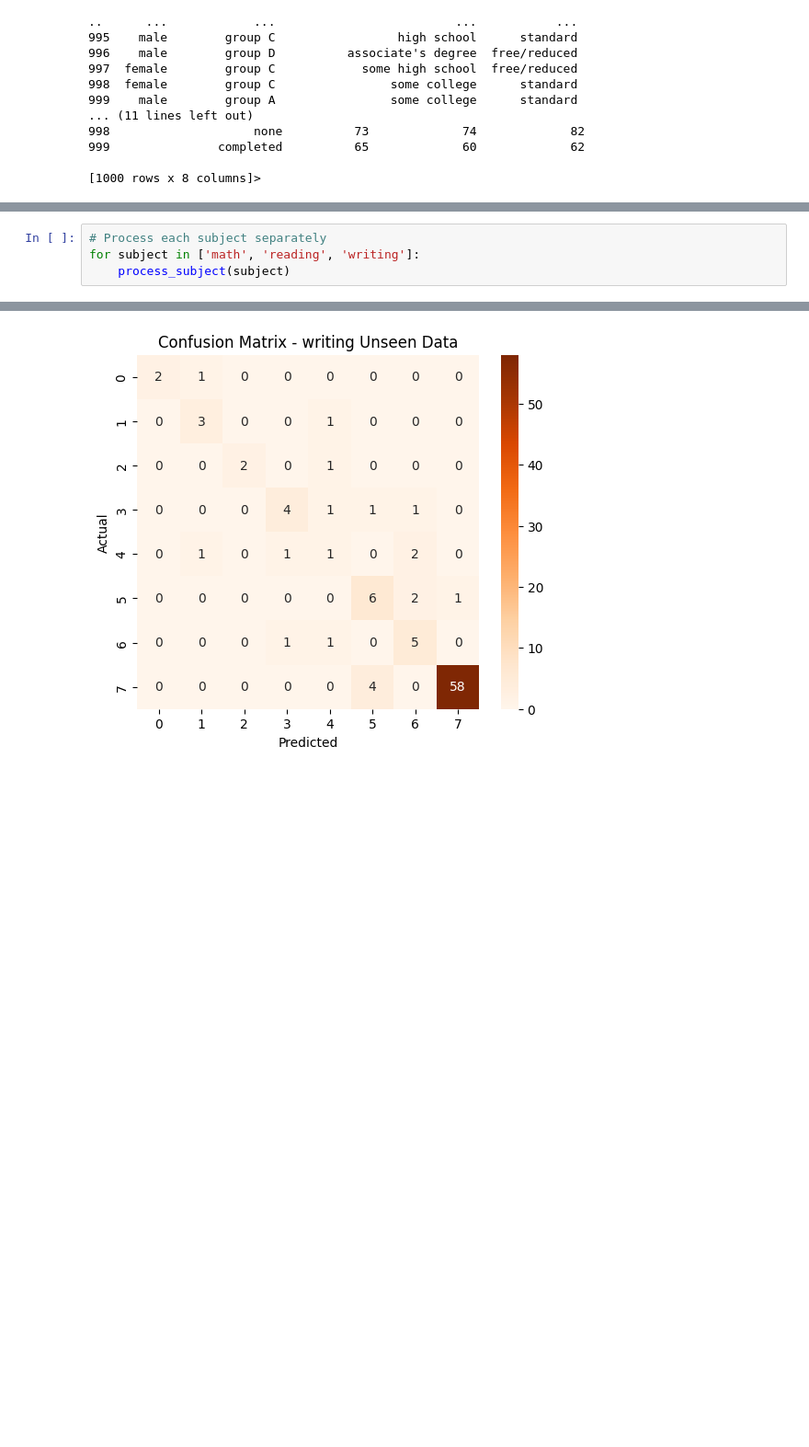
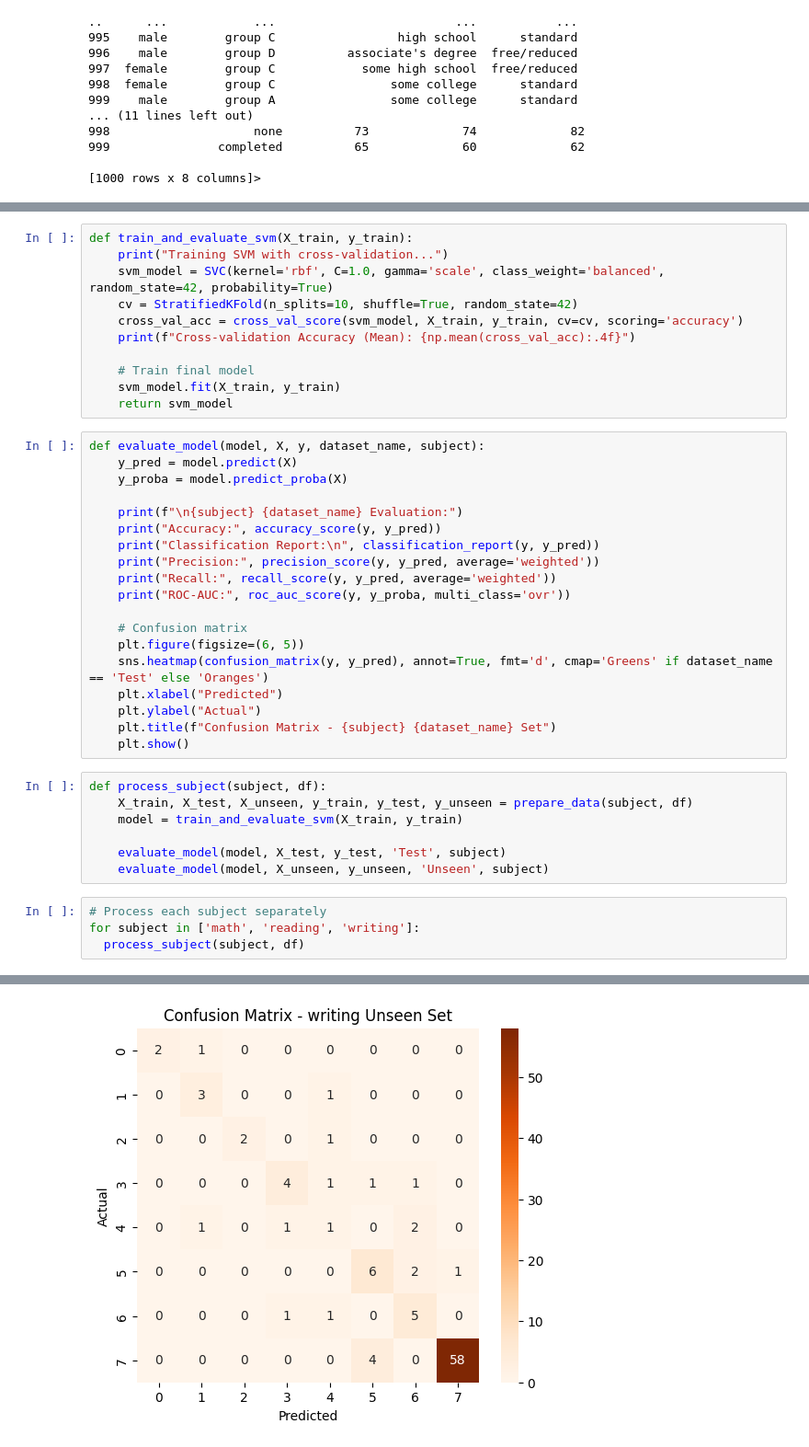
Before and after one commit to VladTemp27/student-classification-model, a Jupyter notebook: SVM.ipynb, the cells around one changed output, grey strips where cells are left out. Shown: that part at 92% size. Cells and saved outputs as stored; diff of their text form; blank space fills up the shorter version.

```diff
--- a/SVM.ipynb
+++ b/SVM.ipynb
@@ -134,5 +87,42 @@ def process_subject(subject):
+# %%
+def train_and_evaluate_svm(X_train, y_train):
+    print("Training SVM with cross-validation...")
+    svm_model = SVC(kernel='rbf', C=1.0, gamma='scale', class_weight='balanced', random_state=42, probability=True)
+    cv = StratifiedKFold(n_splits=10, shuffle=True, random_state=42)
+    cross_val_acc = cross_val_score(svm_model, X_train, y_train, cv=cv, scoring='accuracy')
+    print(f"Cross-validation Accuracy (Mean): {np.mean(cross_val_acc):.4f}")
+
+    # Train final model
+    svm_model.fit(X_train, y_train)
+    return svm_model
+# %%
+def evaluate_model(model, X, y, dataset_name, subject):
+    y_pred = model.predict(X)
+    y_proba = model.predict_proba(X)
+
+    print(f"\n{subject} {dataset_name} Evaluation:")
+    print("Accuracy:", accuracy_score(y, y_pred))
+    print("Classification Report:\n", classification_report(y, y_pred))
+    print("Precision:", precision_score(y, y_pred, average='weighted'))
+    print("Recall:", recall_score(y, y_pred, average='weighted'))
+    print("ROC-AUC:", roc_auc_score(y, y_proba, multi_class='ovr'))
+
+    # Confusion matrix
+    plt.figure(figsize=(6, 5))
+    sns.heatmap(confusion_matrix(y, y_pred), annot=True, fmt='d', cmap='Greens' if dataset_name == 'Test' else 'Oranges')
+    plt.xlabel("Predicted")
+    plt.ylabel("Actual")
+    plt.title(f"Confusion Matrix - {subject} {dataset_name} Set")
+    plt.show()
+# %%
+def process_subject(subject, df):
+    X_train, X_test, X_unseen, y_train, y_test, y_unseen = prepare_data(subject, df)
+    model = train_and_evaluate_svm(X_train, y_train)
+
+    evaluate_model(model, X_test, y_test, 'Test', subject)
+    evaluate_model(model, X_unseen, y_unseen, 'Unseen', subject)
 # %%
 # Process each subject separately
 for subject in ['math', 'reading', 'writing']:
-    process_subject(subject)
+  process_subject(subject, df)
 # %% [output]
@@ -246 +236 @@ Unseen ROC-AUC: 0.9540632534419345
-[figure, old version]
+[figure, new version]
```
Also changed, not shown: parts of 2 cells of this notebook.
